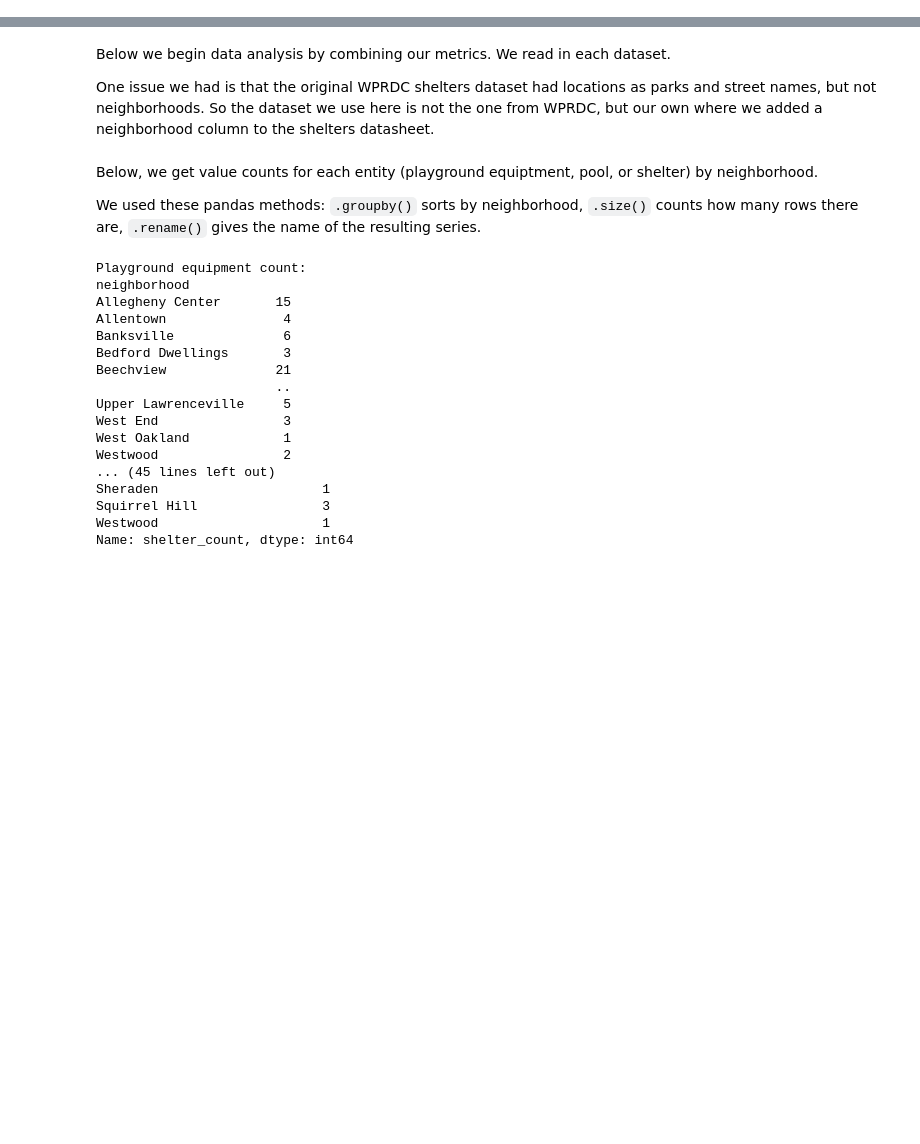
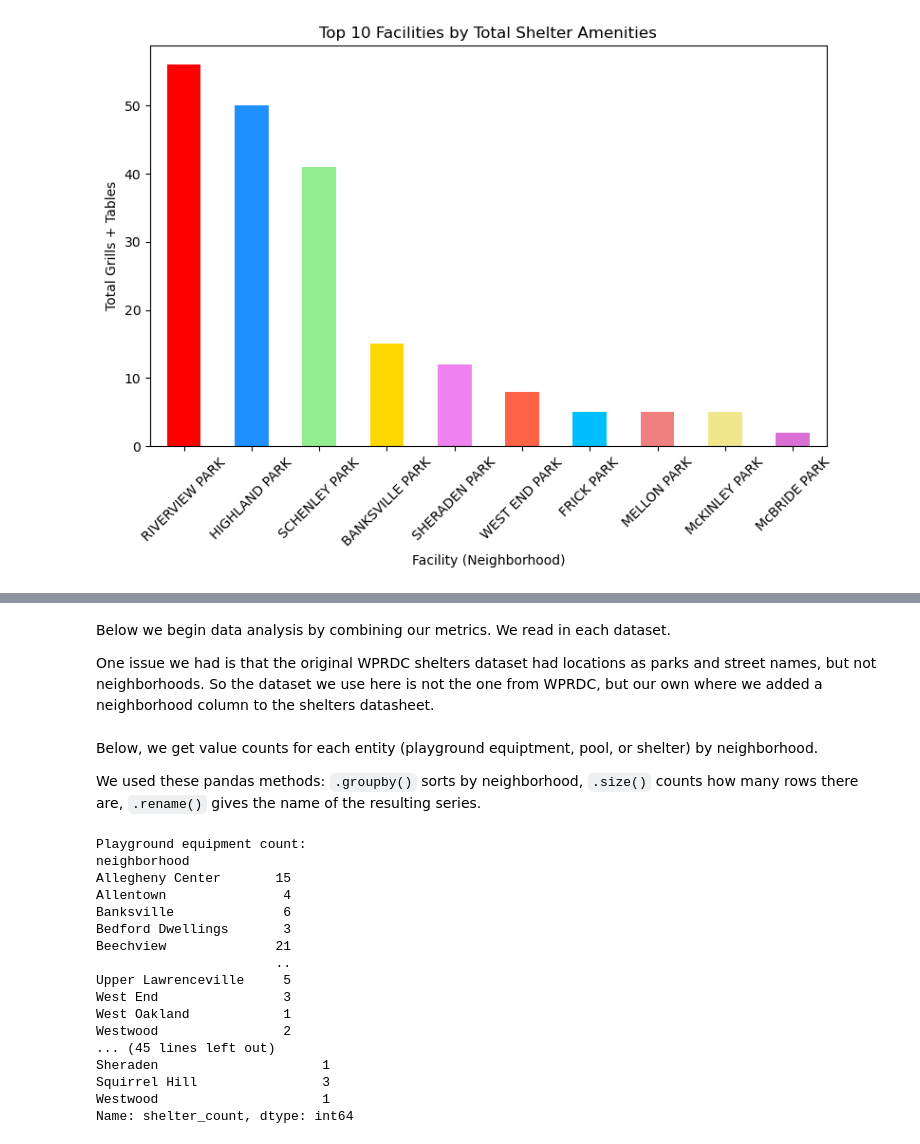
Before and after one commit to hughesc13/best-pgh-neighborhood, a Jupyter notebook: combined_metrics.ipynb, the cells around one changed output, grey strips where cells are left out. Drawn from its saved outputs; the diff is of its cells as text; code cells hidden in the pictures; blank space fills up the shorter version.

Commit message:
put individual metric code into combined_metrics notebook

```diff
--- a/combined_metrics.ipynb
+++ b/combined_metrics.ipynb
@@ -32,0 +75,3 @@ We retrieved the associated datasets from the WPRDC. These datasets offer a conc
+# %%
+df = pd.read_csv("Permitted_Shelters.csv")
+df.head()
@@ -32,0 +85,8 @@ We retrieved the associated datasets from the WPRDC. These datasets offer a conc
+# %%
+df['Total_Amenities'] = df['GRILLS'] + df['TABLES at Shelters'] #calculate the total number of amenities
+# %%
+# Create a new column to store the combined value
+# Grouped the data by facility name and summed the total amenities
+#Sort the data in descending order
+amenity_totals = df.groupby('Facility')['Total_Amenities'].sum().sort_values(ascending=False)
+print(amenity_totals)
@@ -32,0 +106,16 @@ We retrieved the associated datasets from the WPRDC. These datasets offer a conc
+# %%
+# Get top 10 facilities with the highest values
+top10 = amenity_totals.head(10)
+
+# Plot vertical bar chart
+top10.plot(kind='bar', figsize=(8, 6), color=['red', 'dodgerblue', 'lightgreen', 'gold', 'violet',
+          'tomato', 'deepskyblue', 'lightcoral', 'khaki', 'orchid'])
+
+plt.title("Top 10 Facilities by Total Shelter Amenities")
+plt.xlabel("Facility (Neighborhood)")
+plt.ylabel("Total Grills + Tables")
+plt.xticks(rotation=45)
+plt.tight_layout()
+plt.show()
+# %% [output]
+[figure, added]
```
Also changed, not shown: parts of 16 cells of this notebook, 2 other files.
